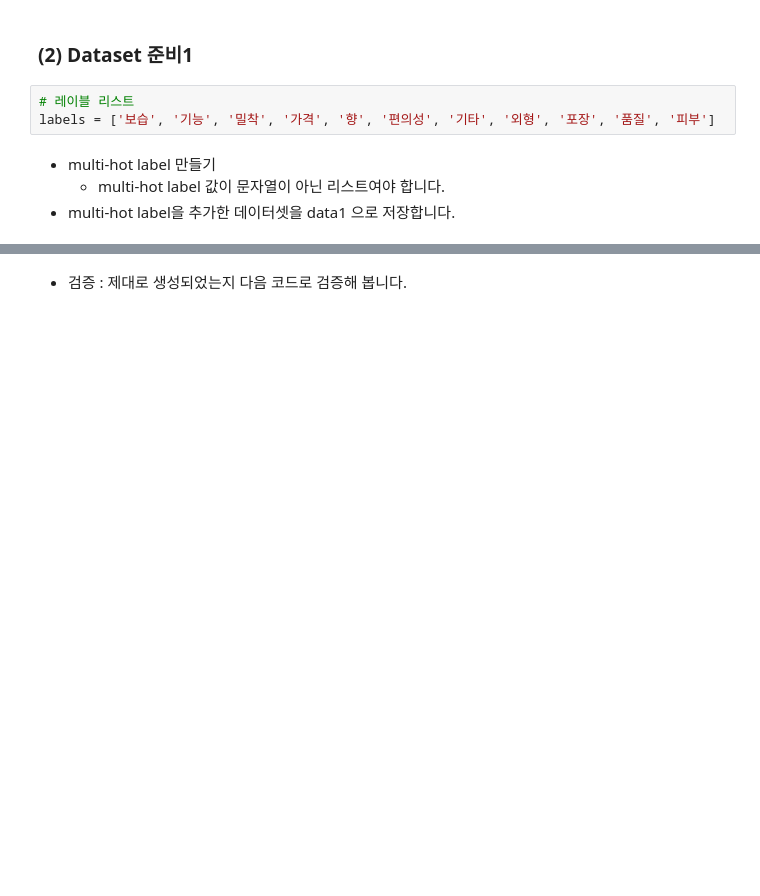
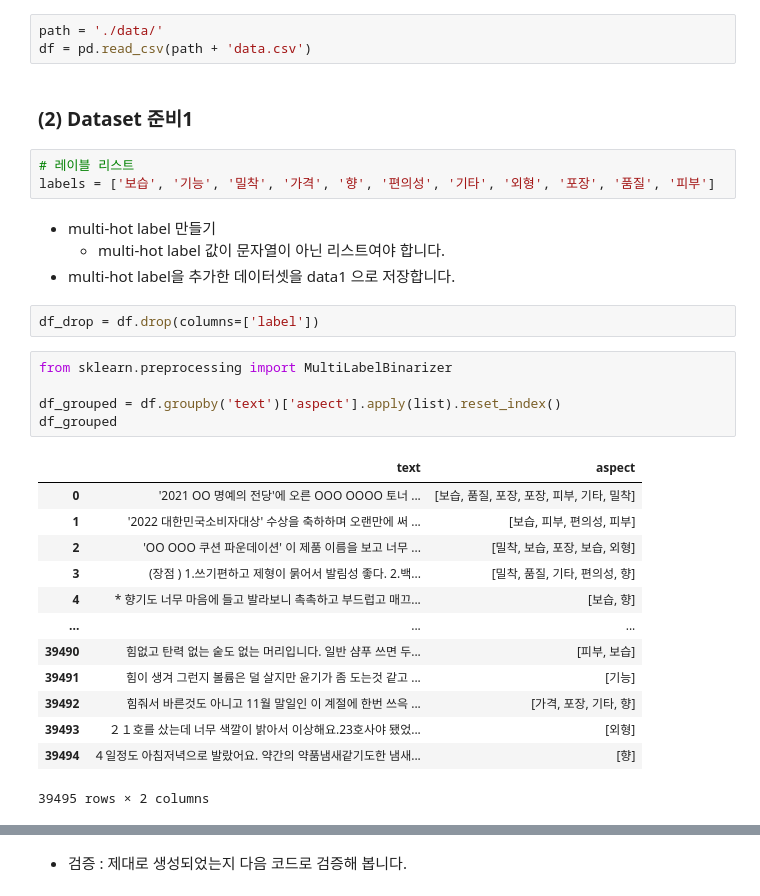
Before and after one commit to Sihyeon0123/AIVLE_School, a Jupyter notebook: 2차 미니프로젝트/Step2. 속성 검출(Multi-label) 분류.ipynb, the cells around one changed output, grey strips where cells are left out. Saved outputs shown, nothing was run; the diff lists cells and outputs as text; blank space fills up the shorter version.

```diff
--- a/2차 미니프로젝트/Step2. 속성 검출(Multi-label) 분류.ipynb
+++ b/2차 미니프로젝트/Step2. 속성 검출(Multi-label) 분류.ipynb
@@ -68,6 +74,9 @@ device(type='cuda')
 # 파일 업로드
 from google.colab import files
 uploaded = files.upload()
+# %%
+path = './data/'
+df = pd.read_csv(path + 'data.csv')
 # %% [markdown]
 ### (2) Dataset 준비1
 # %%
@@ -77,3 +86,24 @@ labels = ['보습', '기능', '밀착', '가격', '향', '편의성', '기타',
 * multi-hot label 만들기
     * multi-hot label 값이 문자열이 아닌 리스트여야 합니다.
 * multi-hot label을 추가한 데이터셋을 data1 으로 저장합니다.
+# %%
+df_drop = df.drop(columns=['label'])
+# %%
+from sklearn.preprocessing import MultiLabelBinarizer
+
+df_grouped = df.groupby('text')['aspect'].apply(list).reset_index()
+df_grouped
+# %% [output]
+|  | text | aspect |
+| 0 | '2021 OO 명예의 전당'에 오른 OOO OOOO 토너 ... | [보습, 품질, 포장, 포장, 피부, 기타, 밀착] |
+| 1 | '2022 대한민국소비자대상' 수상을 축하하며 오랜만에 써 ... | [보습, 피부, 편의성, 피부] |
+| 2 | 'OO OOO 쿠션 파운데이션' 이 제품 이름을 보고 너무 ... | [밀착, 보습, 포장, 보습, 외형] |
+| 3 | (장점 ) 1.쓰기편하고 제형이 묽어서 발림성 좋다. 2.백... | [밀착, 품질, 기타, 편의성, 향] |
+| 4 | * 향기도 너무 마음에 들고 발라보니 촉촉하고 부드럽고 매끄... | [보습, 향] |
+| ... | ... | ... |
+| 39490 | 힘없고 탄력 없는 숱도 없는 머리입니다. 일반 샴푸 쓰면 두... | [피부, 보습] |
+| 39491 | 힘이 생겨 그런지 볼륨은 덜 살지만 윤기가 좀 도는것 같고 ... | [기능] |
+| 39492 | 힘줘서 바른것도 아니고 11월 말일인 이 계절에 한번 쓰윽 ... | [가격, 포장, 기타, 향] |
+| 39493 | ２１호를 샀는데 너무 색깔이 밝아서 이상해요.23호사야 됐었... | [외형] |
+| 39494 | ４일정도 아침저녁으로 발랐어요. 약간의 약품냄새같기도한 냄새... | [향] |
+39495 rows × 2 columns
```
Also changed, not shown: parts of 34 cells of this notebook, 1 other file.
